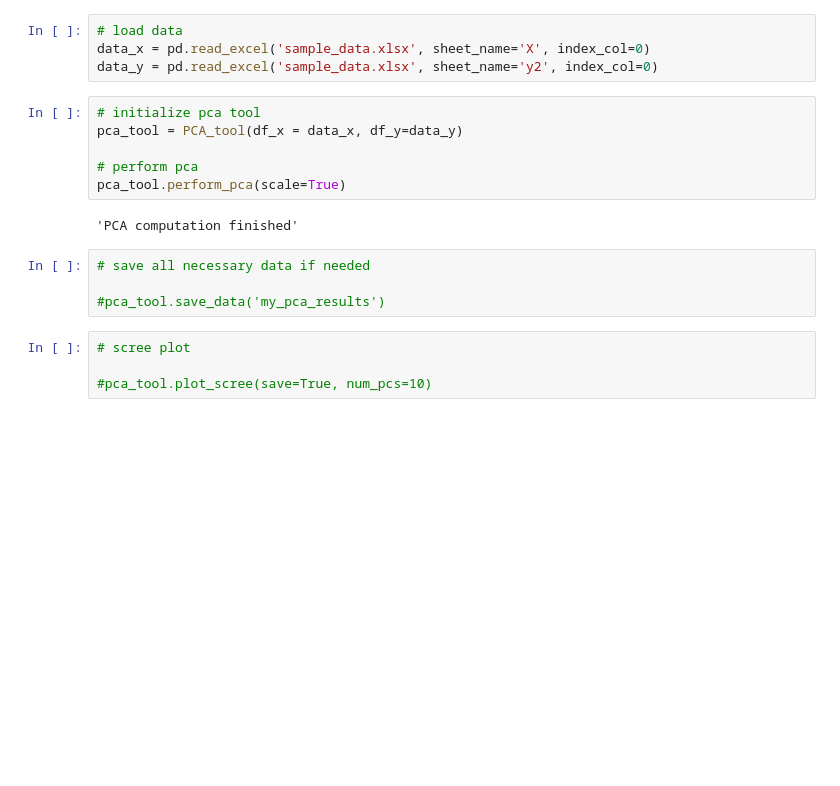
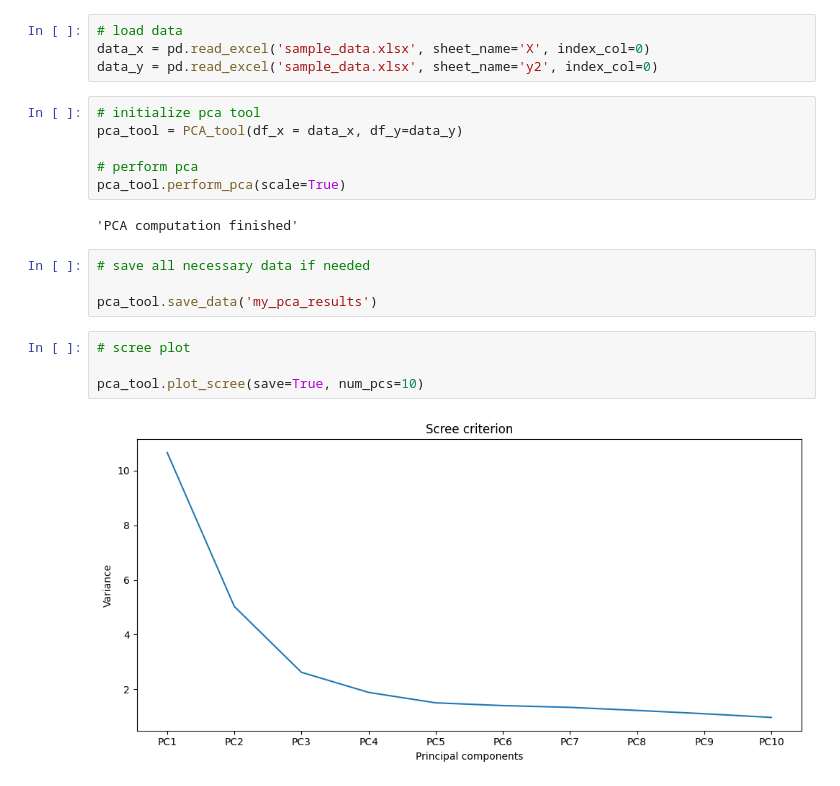
Before and after one commit to mgromel/pca, a Jupyter notebook: pca.ipynb, the cells around one changed output. Drawn from its saved outputs; the diff is of its cells as text; blank space fills up the shorter version.

```diff
--- a/pca.ipynb
+++ b/pca.ipynb
@@ -17,11 +17,13 @@ pca_tool.perform_pca(scale=True)
 # %%
 # save all necessary data if needed
 
-#pca_tool.save_data('my_pca_results')
+pca_tool.save_data('my_pca_results')
 # %%
 # scree plot
 
-#pca_tool.plot_scree(save=True, num_pcs=10)
+pca_tool.plot_scree(save=True, num_pcs=10)
+# %% [output]
+[figure, added]
 # %%
 # loadings plot
 
```
Also changed, not shown: parts of 2 cells of this notebook, 3 other files.
